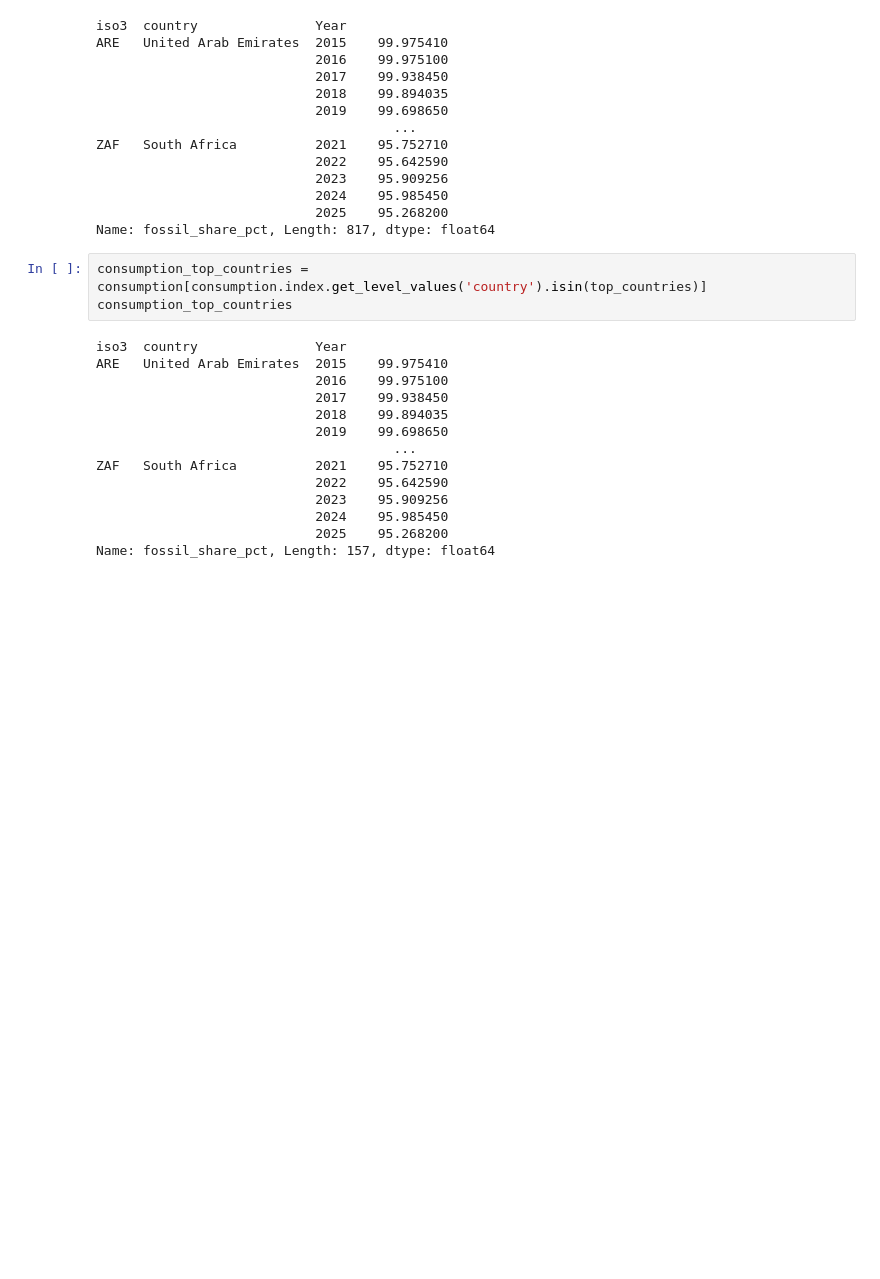
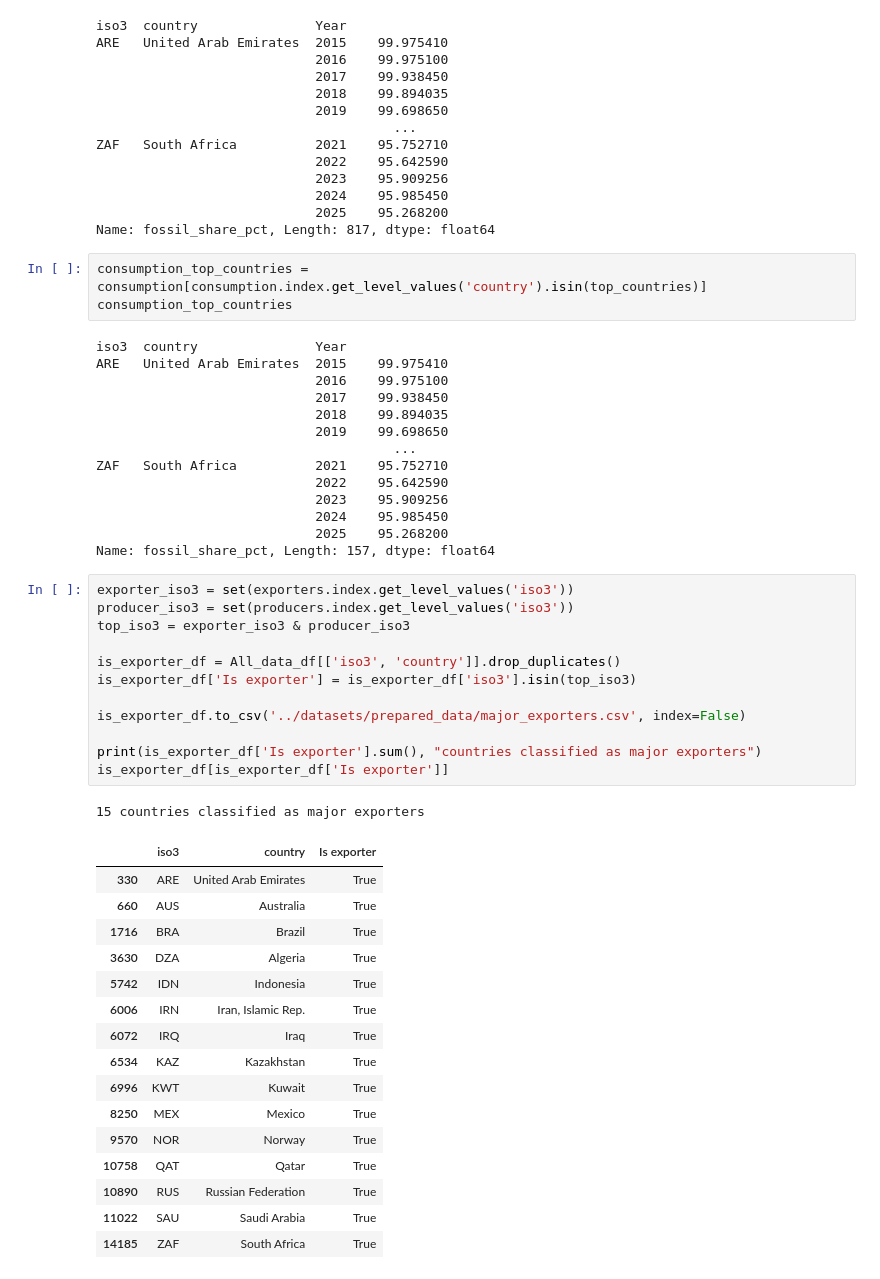
Before and after one commit to emli5303/FoDS-Assignment1, a Jupyter notebook: notebooks/eda.ipynb, the cells around one changed output. Drawn from its saved outputs; the diff is of its cells as text; blank space fills up the shorter version.

```diff
--- a/notebooks/eda.ipynb
+++ b/notebooks/eda.ipynb
@@ -169,3 +169,33 @@ ZAF   South Africa          2021    95.752710
                             2024    95.985450
                             2025    95.268200
 Name: fossil_share_pct, Length: 157, dtype: float64
+# %%
+exporter_iso3 = set(exporters.index.get_level_values('iso3'))
+producer_iso3 = set(producers.index.get_level_values('iso3'))
+top_iso3 = exporter_iso3 & producer_iso3
+
+is_exporter_df = All_data_df[['iso3', 'country']].drop_duplicates()
+is_exporter_df['Is exporter'] = is_exporter_df['iso3'].isin(top_iso3)
+
+is_exporter_df.to_csv('../datasets/prepared_data/major_exporters.csv', index=False)
+
+print(is_exporter_df['Is exporter'].sum(), "countries classified as major exporters")
+is_exporter_df[is_exporter_df['Is exporter']]
+# %% [output]
+15 countries classified as major exporters
+|  | iso3 | country | Is exporter |
+| 330 | ARE | United Arab Emirates | True |
+| 660 | AUS | Australia | True |
+| 1716 | BRA | Brazil | True |
+| 3630 | DZA | Algeria | True |
+| 5742 | IDN | Indonesia | True |
+| 6006 | IRN | Iran, Islamic Rep. | True |
+| 6072 | IRQ | Iraq | True |
+| 6534 | KAZ | Kazakhstan | True |
+| 6996 | KWT | Kuwait | True |
+| 8250 | MEX | Mexico | True |
+| 9570 | NOR | Norway | True |
+| 10758 | QAT | Qatar | True |
+| 10890 | RUS | Russian Federation | True |
+| 11022 | SAU | Saudi Arabia | True |
+| 14185 | ZAF | South Africa | True |
```
Also changed, not shown: parts of 3 cells of this notebook.
